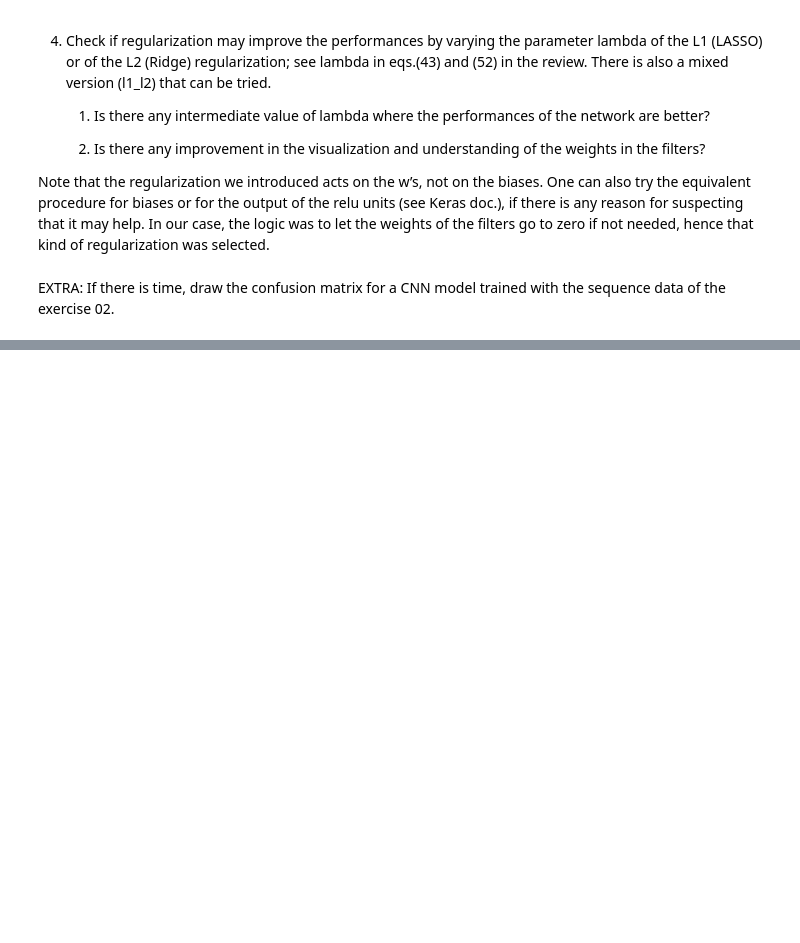
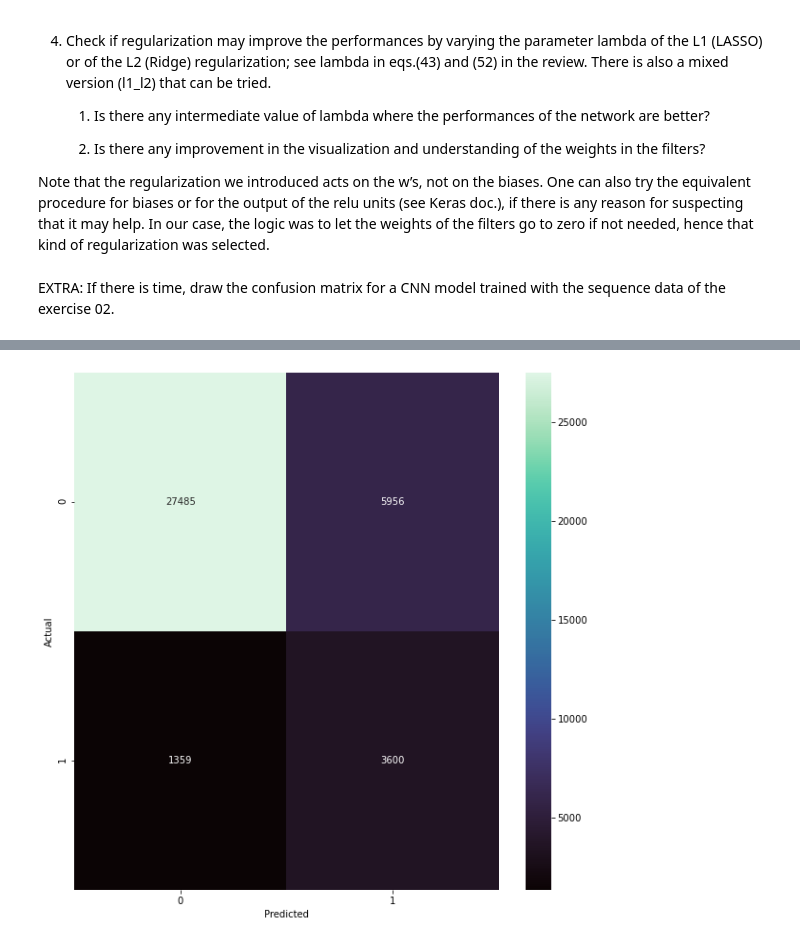
Before and after one commit to drckf/mlreview_notebooks, a Jupyter notebook: jupyter_notebooks/exercises/GitPush_exercise3.ipynb, the cells around one changed output, grey strips where cells are left out. Saved outputs shown, nothing was run; the diff lists cells and outputs as text; code cells hidden in the pictures; blank space fills up the shorter version.

```diff
--- a/jupyter_notebooks/exercises/GitPush_exercise3.ipynb
+++ b/jupyter_notebooks/exercises/GitPush_exercise3.ipynb
@@ -18,9 +18,10 @@ from sklearn.metrics import confusion_matrix
 from keras import optimizers
 from keras import initializers,regularizers
 # %%
-def data_import(str0):
-    fnamex ="DATA/x_" + str0 + ".csv"
-    fnamey ="DATA/y_" + str0 + ".csv"
+#def data_import(str0):
+def data_import(fnamex,fnamey):
+    #fnamex ="DATA/x_" + str0 + ".csv"
+    #fnamey ="DATA/y_" + str0 + ".csv"
 
     x = np.loadtxt(fnamex,delimiter=',',dtype=float)
     N = len(x)
@@ -74,7 +75,7 @@ def build_model(first_layer,deep_layers,output_size,output_activation = 'softmax
     model.add(first_layer)
     for layer in layers: model.add(layer)
     model.add(Dense(output_size,activation = output_activation))
-    model.compile(loss=keras.losses.categorical_crossentropy,optimizer=opt,metrics=['accuracy'])
+    model.compile(loss='binary_crossentropy',optimizer=opt,metrics=['accuracy'])
 
     return model
 # %%
@@ -360,3 +355,20 @@ ex_x_train, ex_y_train, ex_x_val, ex_y_val, ex_input_shape = set_spliting(ex_N,e
 # Now we train the best CNN using the data of ex2
 
 ## TODO: build a model and train it
+# %%
+reg = regularizers.l1(0.01)
+#Now we initialize the NN weights
+ini = initializers.RandomNormal(mean=0,stddev=0.05)
+conv_lay = lambda shape: Conv1D(filters =5, kernel_size =11, kernel_regularizer = reg, kernel_initializer = ini, activation = 'relu', input_shape = shape)
+
+layers = [
+    AveragePooling1D(5),
+    Conv1D(filters=5,kernel_size=7,activation="relu"),
+    Flatten(),
+    Dense(10,activation='relu'),
+    Dropout(0.2)]
+
+
+ex_model = build_model(conv_lay(ex_input_shape), layers, N_categ)
+
+print(ex_model.summary())
@@ -362,0 +393,9 @@ ex_x_train, ex_y_train, ex_x_val, ex_y_val, ex_input_shape = set_spliting(ex_N,e
+# %%
+batch_size =250
+epochs = 50
+
+ex_fit = ex_model.fit(ex_x_train,ex_y_train,
+               batch_size=batch_size,
+               epochs = epochs,
+               validation_data =(ex_x_val,ex_y_val),
+               verbose=2, shuffle=True)
@@ -363,3 +420,5 @@ ex_x_train, ex_y_train, ex_x_val, ex_y_val, ex_input_shape = set_spliting(ex_N,e
 # %%
 ex_results = ex_model.predict(ex_x_train)
-plot_confusionmatrix(ex_results,ex_y_train, normalization = True)
+plot_confusionmatrix(ex_results,ex_y_train, normalization = False)
+# %% [output]
+[figure, added]
```
Also changed, not shown: parts of 7 cells of this notebook.
